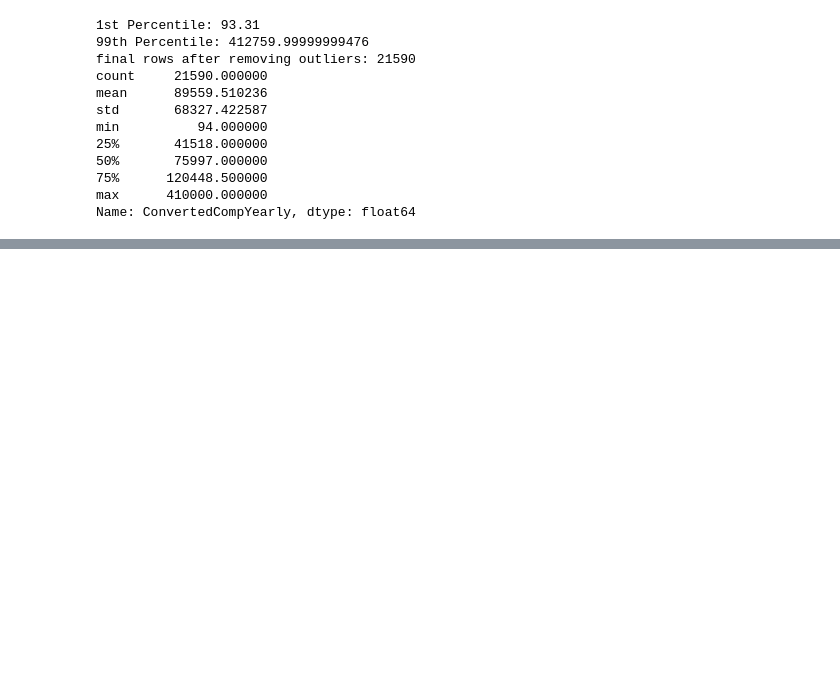
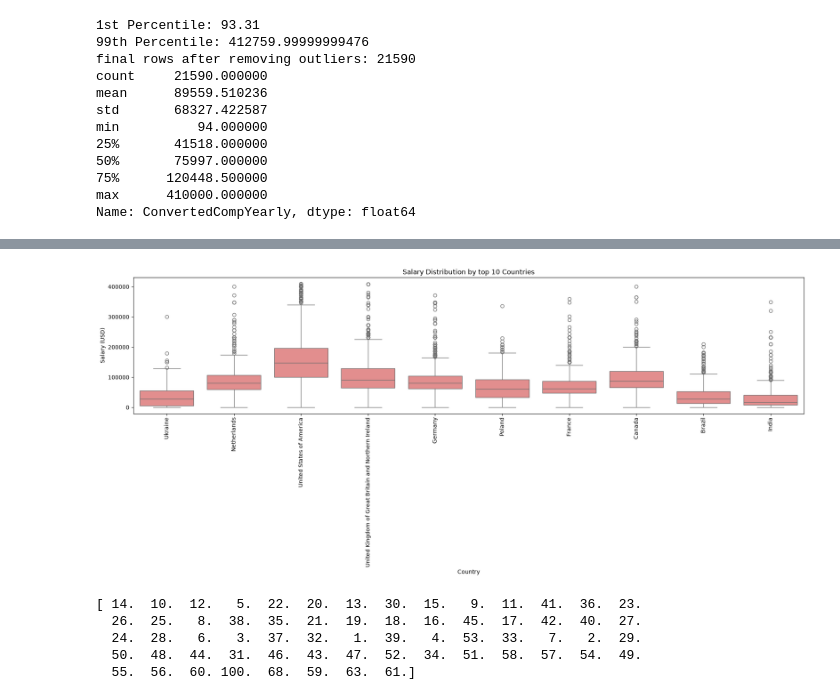
Before and after one commit to Armina-Data/prediction-salary-developer, a Jupyter notebook: 01_data_exploration.ipynb, the cells around one changed output, grey strips where cells are left out. Drawn from its saved outputs; the diff is of its cells as text; code cells hidden in the pictures; blank space fills up the shorter version.

```diff
--- a/01_data_exploration.ipynb
+++ b/01_data_exploration.ipynb
@@ -128,0 +139,28 @@ Name: ConvertedCompYearly, dtype: float64
+# %%
+#Select the top 10 countries with the most respondents
+top_countries = df_final['Country'].value_counts().head(10).index
+
+#Filter the data to these top countries
+df_top_countries = df_final[df_final['Country'].isin(top_countries)]
+
+#Creat a boxplot to visualize the salary distribution by these top countries
+plt.figure(figsize=(18, 8))
+sns.boxplot(data=df_top_countries, x='Country', y='ConvertedCompYearly', color='lightcoral')
+plt.title('Salary Distribution by top 10 Countries')
+plt.xlabel('Country')
+plt.ylabel('Salary (USD)')
+plt.xticks(rotation=90, ha='center', fontsize=10)
+plt.tight_layout()
+plt.show()
+# %% [output]
+[figure, added]
+# %%
+#Unique values in YearsCode column
+
+print(df_final['YearsCode'].unique())
+# %% [output]
+[ 14.  10.  12.   5.  22.  20.  13.  30.  15.   9.  11.  41.  36.  23.
+  26.  25.   8.  38.  35.  21.  19.  18.  16.  45.  17.  42.  40.  27.
+  24.  28.   6.   3.  37.  32.   1.  39.   4.  53.  33.   7.   2.  29.
+  50.  48.  44.  31.  46.  43.  47.  52.  34.  51.  58.  57.  54.  49.
+  55.  56.  60. 100.  68.  59.  63.  61.]
```
Also changed, not shown: parts of 10 cells of this notebook.
